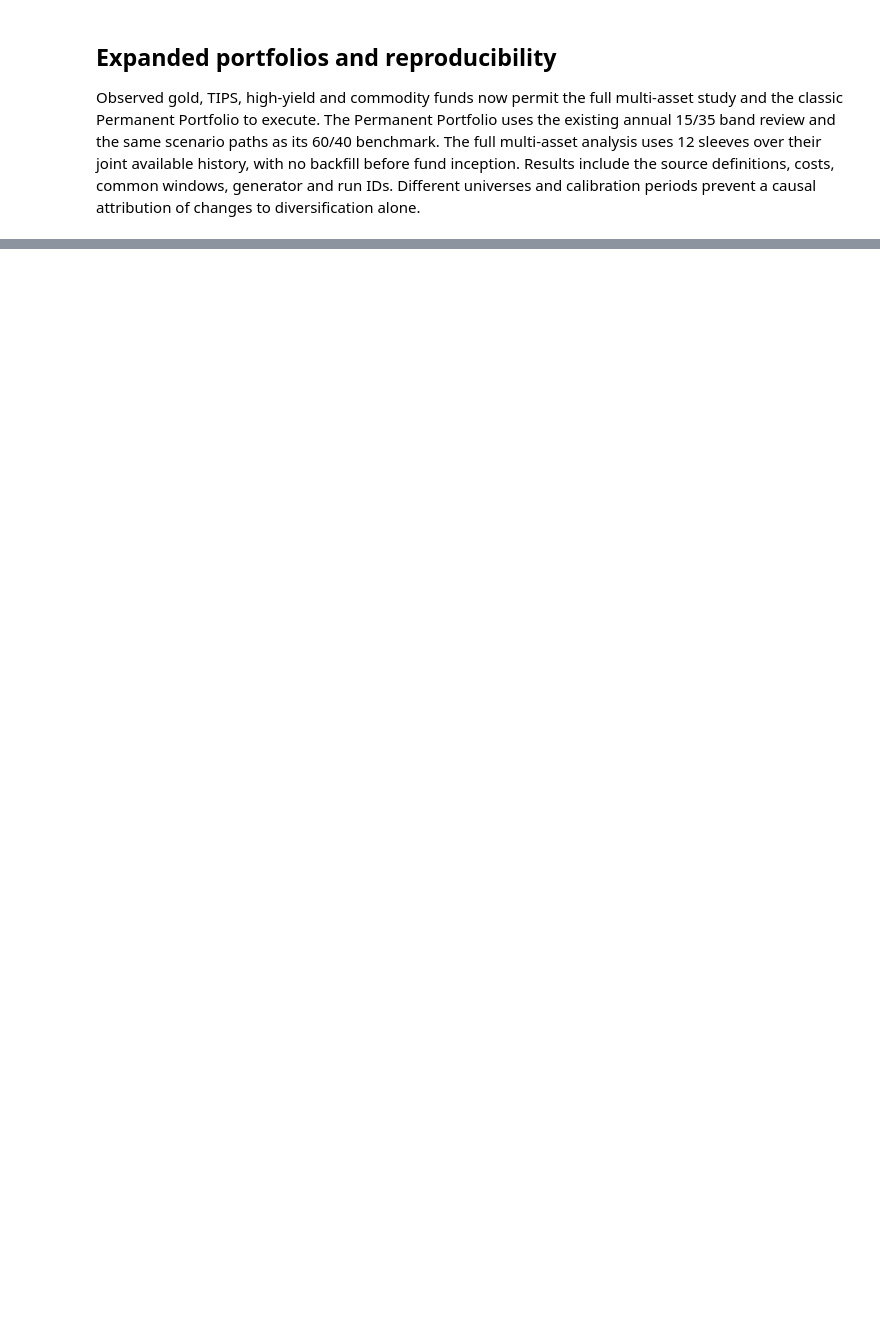
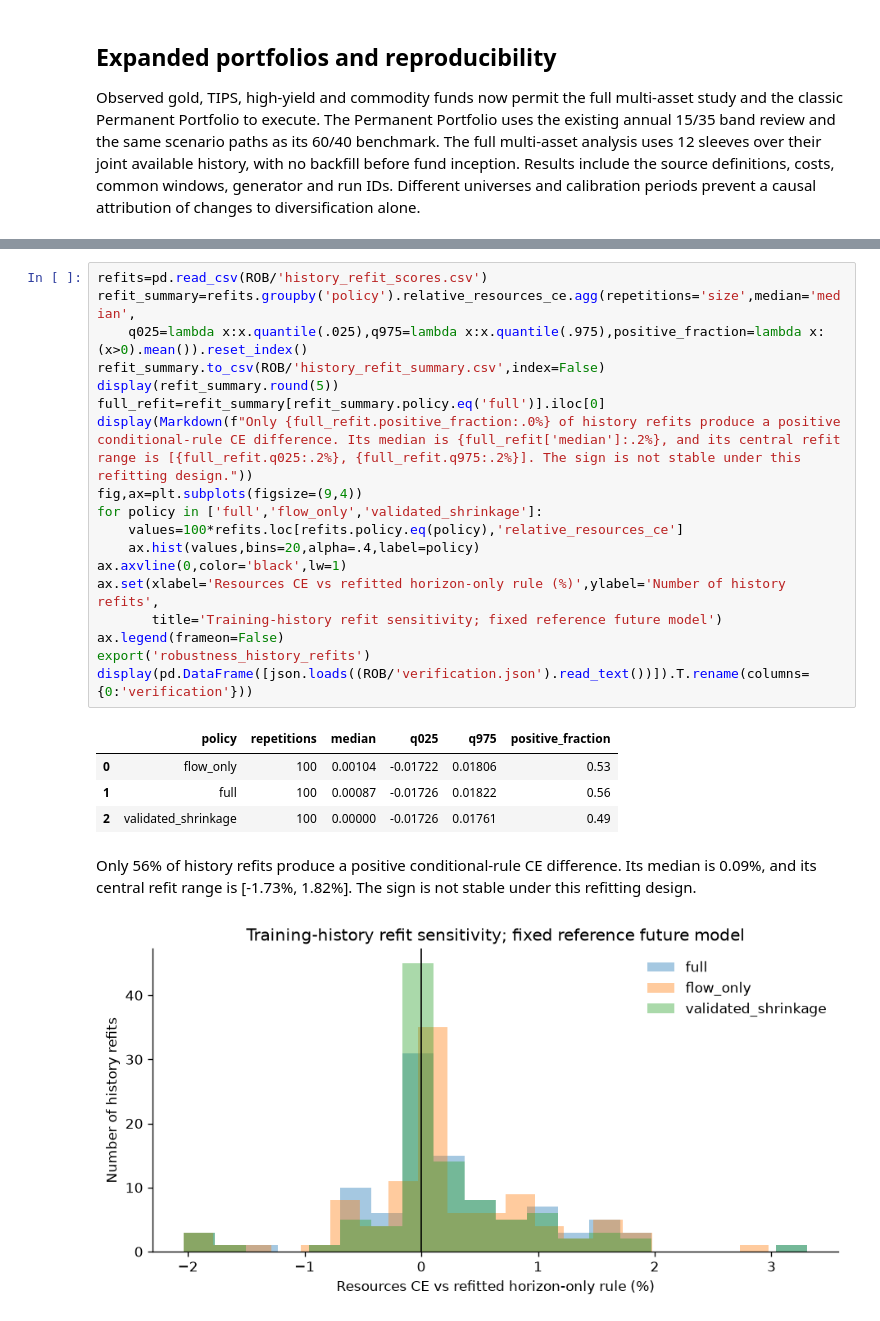
Before and after one commit to Yikai-Li/FI-Acc-Dec-Wedmont, a Jupyter notebook: research/wrds_validation_2026_11_19/wrds_validation.ipynb, the cells around one changed output, grey strips where cells are left out. Cells and saved outputs as stored; diff of their text form; blank space fills up the shorter version.

```diff
--- a/research/wrds_validation_2026_11_19/wrds_validation.ipynb
+++ b/research/wrds_validation_2026_11_19/wrds_validation.ipynb
@@ -402,0 +612,25 @@ In this calibration, 8 of 9 alternatives have lower consumption CE than 60/40 wi
+# %%
+refits=pd.read_csv(ROB/'history_refit_scores.csv')
+refit_summary=refits.groupby('policy').relative_resources_ce.agg(repetitions='size',median='median',
+    q025=lambda x:x.quantile(.025),q975=lambda x:x.quantile(.975),positive_fraction=lambda x:(x>0).mean()).reset_index()
+refit_summary.to_csv(ROB/'history_refit_summary.csv',index=False)
+display(refit_summary.round(5))
+full_refit=refit_summary[refit_summary.policy.eq('full')].iloc[0]
+display(Markdown(f"Only {full_refit.positive_fraction:.0%} of history refits produce a positive conditional-rule CE difference. Its median is {full_refit['median']:.2%}, and its central refit range is [{full_refit.q025:.2%}, {full_refit.q975:.2%}]. The sign is not stable under this refitting design."))
+fig,ax=plt.subplots(figsize=(9,4))
+for policy in ['full','flow_only','validated_shrinkage']:
+    values=100*refits.loc[refits.policy.eq(policy),'relative_resources_ce']
+    ax.hist(values,bins=20,alpha=.4,label=policy)
+ax.axvline(0,color='black',lw=1)
+ax.set(xlabel='Resources CE vs refitted horizon-only rule (%)',ylabel='Number of history refits',
+       title='Training-history refit sensitivity; fixed reference future model')
+ax.legend(frameon=False)
+export('robustness_history_refits')
+display(pd.DataFrame([json.loads((ROB/'verification.json').read_text())]).T.rename(columns={0:'verification'}))
+# %% [output]
+|  | policy | repetitions | median | q025 | q975 | positive_fraction |
+| 0 | flow_only | 100 | 0.00104 | -0.01722 | 0.01806 | 0.53 |
+| 1 | full | 100 | 0.00087 | -0.01726 | 0.01822 | 0.56 |
+| 2 | validated_shrinkage | 100 | 0.00000 | -0.01726 | 0.01761 | 0.49 |
+Only 56% of history refits produce a positive conditional-rule CE difference. Its median is 0.09%, and its central refit range is [-1.73%, 1.82%]. The sign is not stable under this refitting design.
+[figure, added]
```
Also changed, not shown: parts of 10 cells of this notebook, 52 other files.
